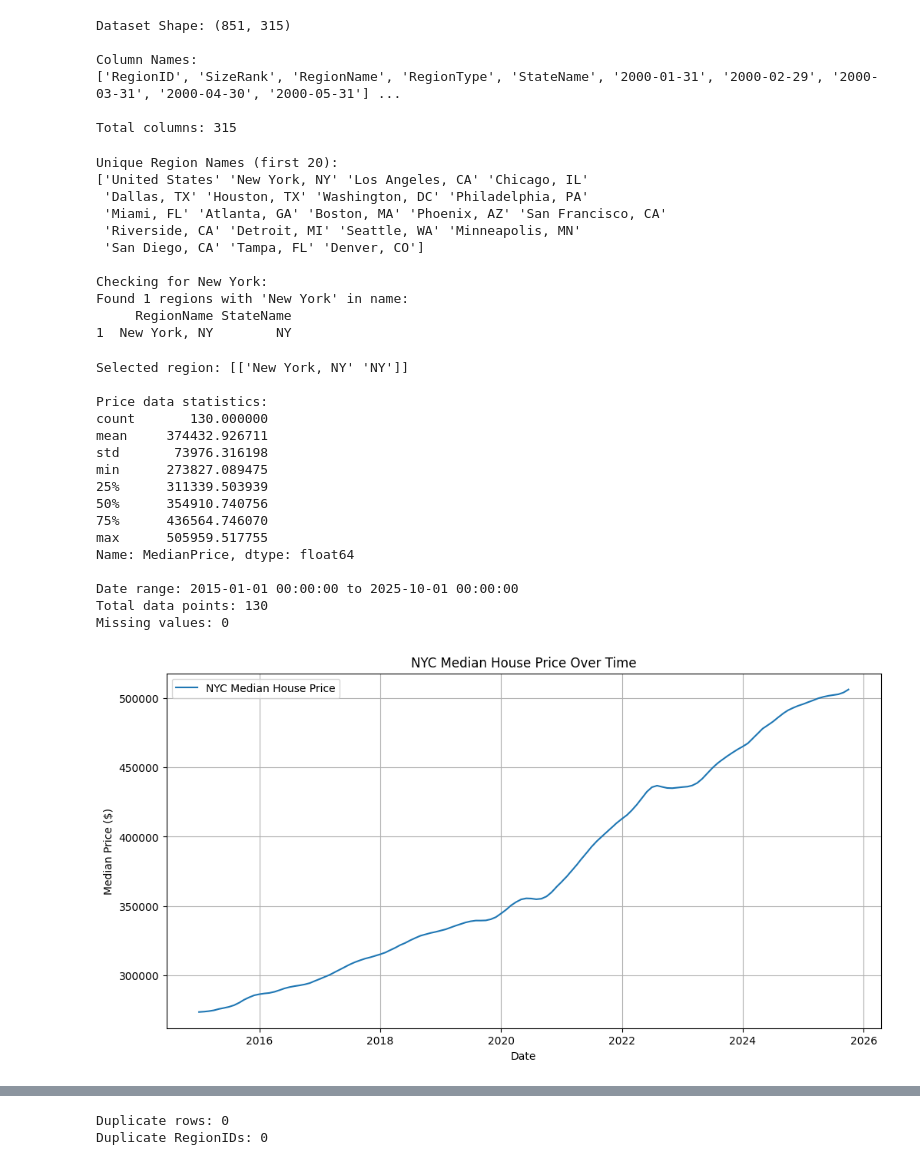
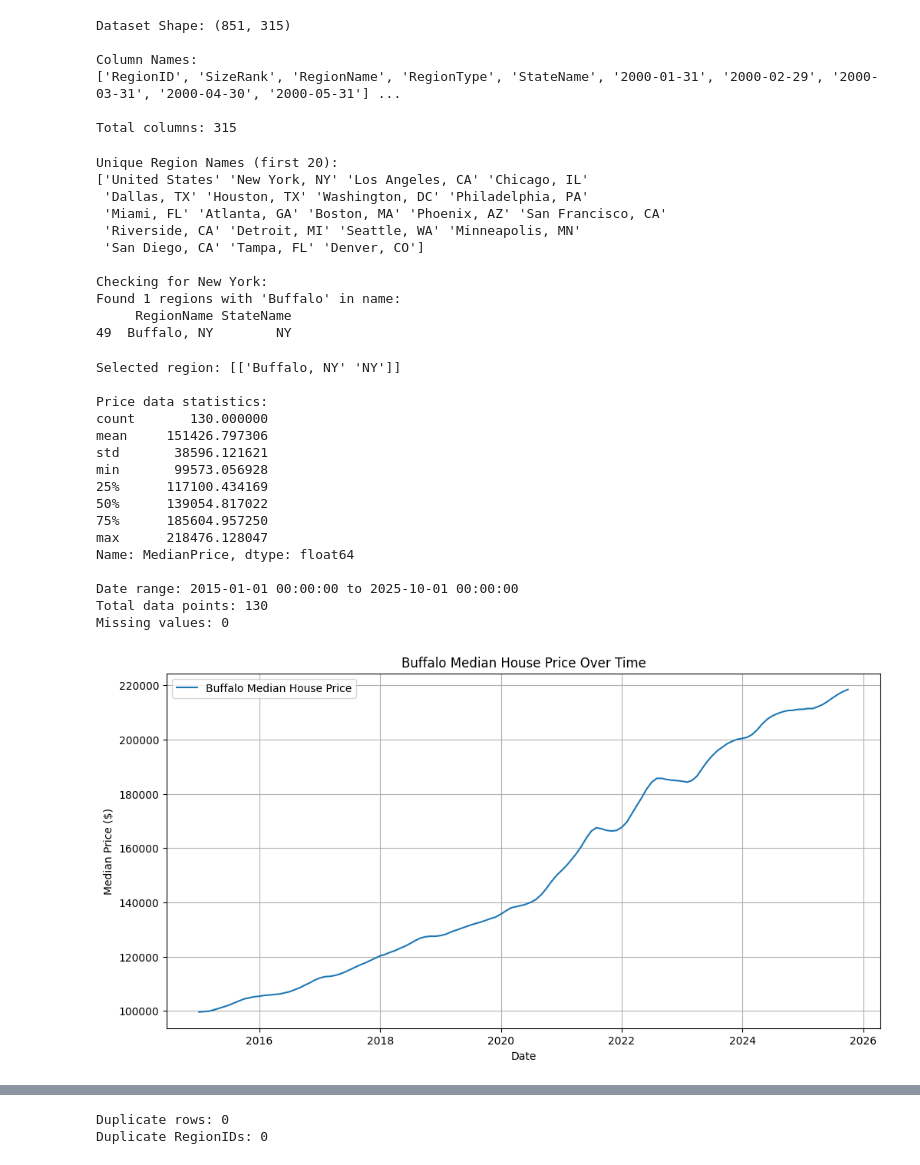
Before and after one commit to datasheng/csc46000-team-project-4727, a Jupyter notebook: notebooks/buf.ipynb, the cells around one changed output, grey strips where cells are left out. Drawn from its saved outputs; the diff is of its cells as text; code cells hidden in the pictures.

```diff
--- a/notebooks/buf.ipynb
+++ b/notebooks/buf.ipynb
@@ -29,9 +29,9 @@ Total columns: 315
 print("Unique Region Names (first 20):")
 print(df['RegionName'].unique()[:20])
 print("\nChecking for New York:")
-ny_regions = df[df['RegionName'].str.contains('New York', case=False, na=False)]
-print(f"Found {len(ny_regions)} regions with 'New York' in name:")
-print(ny_regions[['RegionName', 'StateName']].to_string())
+buf_regions = df[df['RegionName'].str.contains('Buffalo', case=False, na=False)]
+print(f"Found {len(buf_regions)} regions with 'Buffalo' in name:")
+print(buf_regions[['RegionName', 'StateName']].to_string())
 # %% [output]
 Unique Region Names (first 20):
 ['United States' 'New York, NY' 'Los Angeles, CA' 'Chicago, IL'
@@ -41,14 +41,14 @@ Unique Region Names (first 20):
  'San Diego, CA' 'Tampa, FL' 'Denver, CO']
 
 Checking for New York:
-Found 1 regions with 'New York' in name:
+Found 1 regions with 'Buffalo' in name:
      RegionName StateName
-1  New York, NY        NY
+49  Buffalo, NY        NY
 # %%
 import matplotlib.pyplot as plt
 
-# Filter for New York and save to house_prices_df
-house_prices_df = df[df["RegionName"] == "New York, NY"].copy()
+# Filter for Buffalo and save to house_prices_df
+house_prices_df = df[df["RegionName"] == "Buffalo, NY"].copy()
 print(f"Selected region: {house_prices_df[['RegionName', 'StateName']].values}")
 
 # Drop non-date columns
@@ -71,17 +71,17 @@ print(f"\nDate range: {price_long['Date'].min()} to {price_long['Date'].max()}")
 print(f"Total data points: {len(price_long)}")
 print(f"Missing values: {price_long['MedianPrice'].isna().sum()}")
 # %% [output]
-Selected region: [['New York, NY' 'NY']]
+Selected region: [['Buffalo, NY' 'NY']]
 
 Price data statistics:
 count       130.000000
-mean     374432.926711
-std       73976.316198
-min      273827.089475
-25%      311339.503939
-50%      354910.740756
-75%      436564.746070
-max      505959.517755
+mean     151426.797306
+std       38596.121621
+min       99573.056928
+25%      117100.434169
+50%      139054.817022
+75%      185604.957250
+max      218476.128047
 Name: MedianPrice, dtype: float64
 
 Date range: 2015-01-01 00:00:00 to 2025-10-01 00:00:00
@@ -90,16 +90,16 @@ Missing values: 0
 # %%
 plt.figure(figsize=(12, 6))
 plt.plot(
-    price_long["Date"], price_long["MedianPrice"], label="NYC Median House Price"
+    price_long["Date"], price_long["MedianPrice"], label="Buffalo Median House Price"
 )
-plt.title("NYC Median House Price Over Time")
+plt.title("Buffalo Median House Price Over Time")
 plt.xlabel("Date")
 plt.ylabel("Median Price ($)")
 plt.legend()
 plt.grid(True)
 plt.show()
 # %% [output]
-[figure, old version]
+[figure, new version]
 # %%
 house_prices_df.head()
 # %% [output]
```
Also changed, not shown: parts of 44 cells of this notebook.
